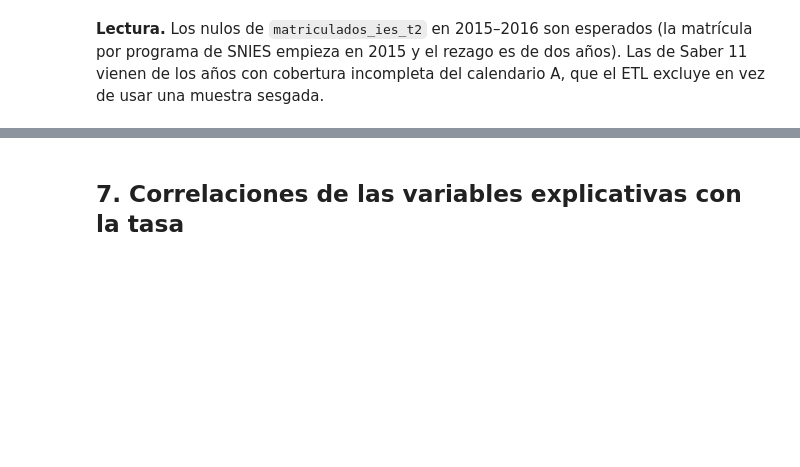
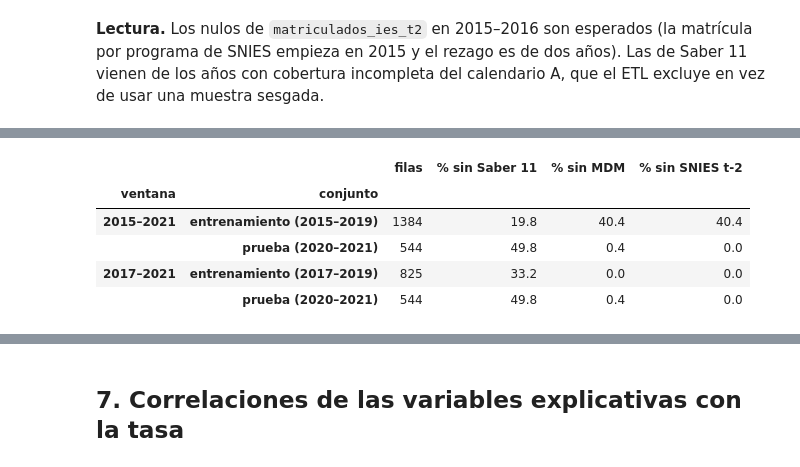
Before and after one commit to miguelmendez04/ProyectoAprendizajeAutomatico, a Jupyter notebook: notebooks/01_eda.ipynb, the cells around one changed output, grey strips where cells are left out. Cells and saved outputs as stored; diff of their text form; code cells hidden in the pictures; blank space fills up the shorter version.

```diff
--- a/notebooks/01_eda.ipynb
+++ b/notebooks/01_eda.ipynb
@@ -535,0 +576,20 @@ en vez de usar una muestra sesgada.
+# %%
+from src.modelado.particion import particion_temporal
+
+filas = []
+for ventana in ((2015, 2021), (2017, 2021)):
+    sub = df[df["anio"].between(*ventana)].reset_index(drop=True)
+    entrena, prueba = particion_temporal(sub, 2019)
+    for etapa, idx in (("entrenamiento", entrena), ("prueba", prueba)):
+        parte = sub.iloc[idx]
+        filas.append({"ventana": f"{ventana[0]}–{ventana[1]}", "conjunto": f"{etapa} ({int(parte['anio'].min())}–{int(parte['anio'].max())})", "filas": len(parte),
+                      "% sin Saber 11": 100 * parte["falta_saber11"].mean(), "% sin MDM": 100 * parte["falta_mdm"].mean(),
+                      "% sin SNIES t-2": 100 * parte["falta_snies"].mean()})
+display(pd.DataFrame(filas).set_index(["ventana", "conjunto"]).round(1))
+# %% [output]
+|  |  | filas | % sin Saber 11 | % sin MDM | % sin SNIES t-2 |
+| ventana | conjunto |  |  |  |  |
+| 2015–2021 | entrenamiento (2015–2019) | 1384 | 19.8 | 40.4 | 40.4 |
+|  | prueba (2020–2021) | 544 | 49.8 | 0.4 | 0.0 |
+| 2017–2021 | entrenamiento (2017–2019) | 825 | 33.2 | 0.0 | 0.0 |
+|  | prueba (2020–2021) | 544 | 49.8 | 0.4 | 0.0 |
```
Also changed, not shown: parts of 12 cells of this notebook, 14 other files.
